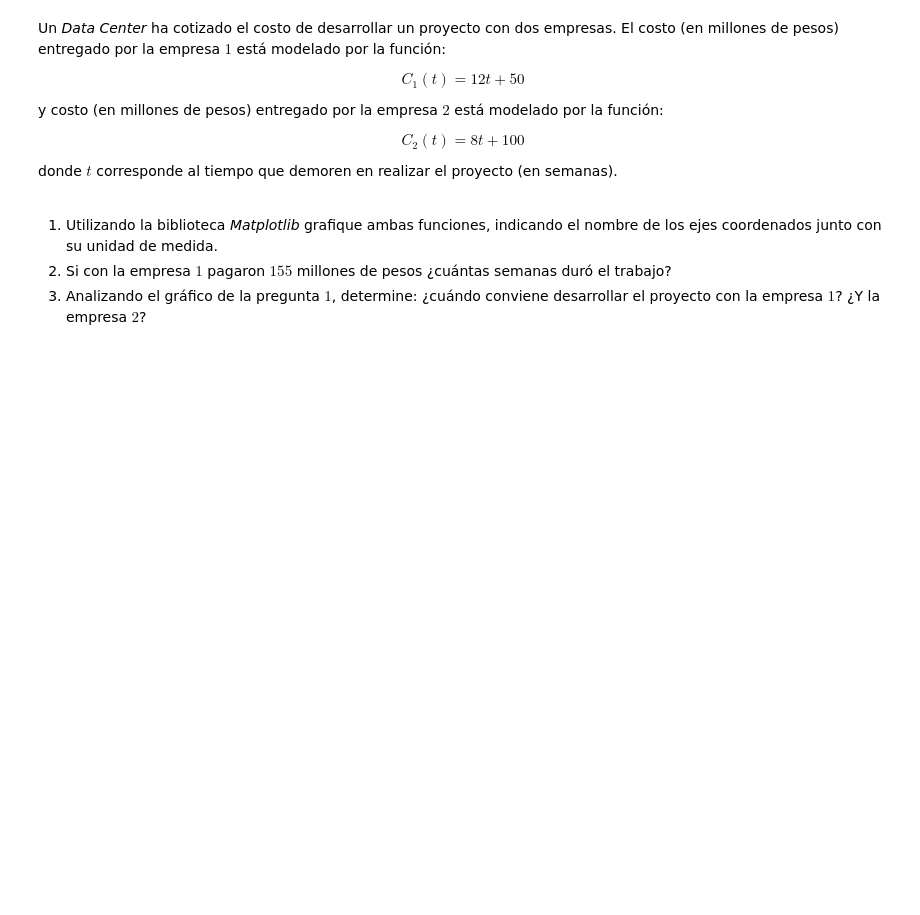
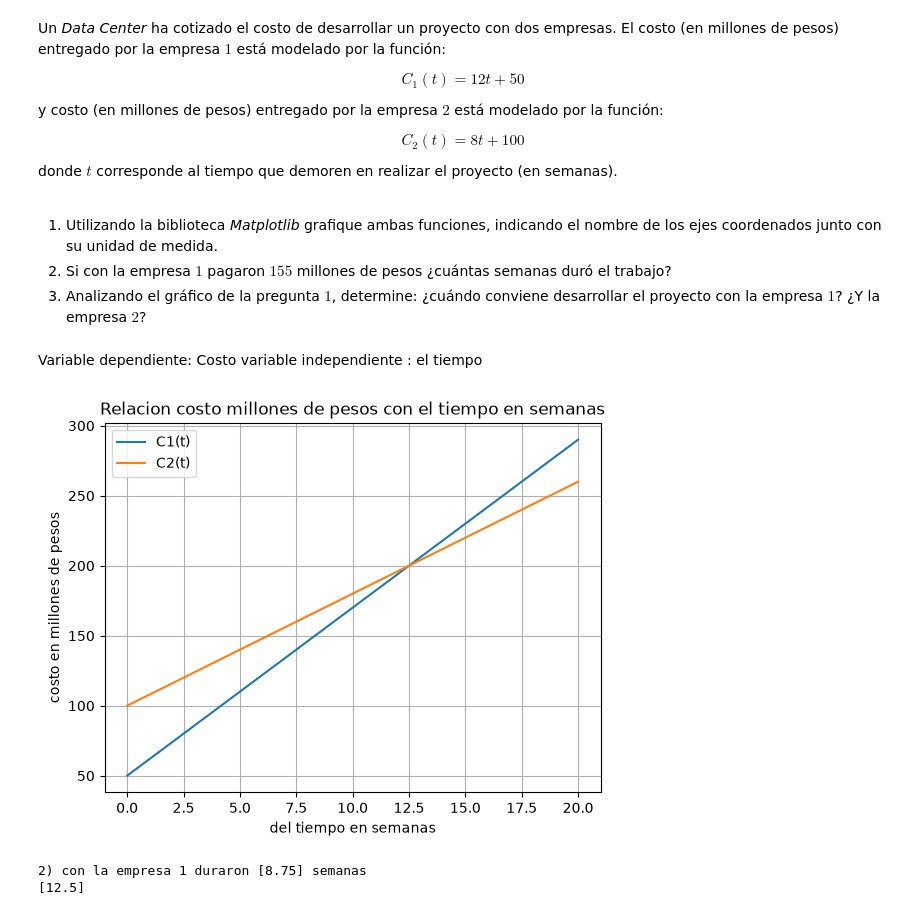
Before and after one commit to Daboddavid/Matematica-aplicada-pitudo, a Jupyter notebook: G2_Función_Lineal.ipynb, the cells around one changed output. Cells and saved outputs as stored; diff of their text form; code cells hidden in the pictures; blank space fills up the shorter version.

```diff
--- a/G2_Función_Lineal.ipynb
+++ b/G2_Función_Lineal.ipynb
@@ -376,3 +480,45 @@ donde $t$ corresponde al tiempo que demoren en realizar el proyecto (en semanas)
 1. Utilizando la biblioteca *Matplotlib* grafique ambas funciones, indicando el nombre de los ejes coordenados junto con su unidad de medida.
 2. Si con la empresa $1$ pagaron $155$ millones de pesos ¿cuántas semanas duró el trabajo?
 3. Analizando el gráfico de la pregunta $1$, determine: ¿cuándo conviene desarrollar el proyecto con la empresa $1$? ¿Y la empresa $2$?
+# %% [markdown]
+Variable dependiente: Costo
+variable independiente : el tiempo
+# %%
+def C1(t):
+    return 12*t+50
+
+def C2(t):
+    return 8*t + 100
+
+
+t = np.arange(0, 21, 1)
+plt.plot(t, C1(t), label = 'C1(t)')
+plt.plot(t, C2(t), label = 'C2(t)')
+plt.title('Relacion costo millones de pesos con el tiempo en semanas')
+plt.ylabel('costo en millones de pesos')
+plt.xlabel("del tiempo en semanas")
+plt.legend()
+plt.grid()
+plt.show()
+
+def C1T(t):
+    return 12*t - 105
+
+xo = np.linspace(0, 2, 1)
+solucion = fsolve(C1T, xo)
+
+
+print(f"2) con la empresa 1 duraron {solucion} semanas")
+
+
+def c12(t):
+    return -4*t+50
+
+xo = np.linspace(0, 2, 1)
+solucionn = fsolve(c12, xo)
+
+print(solucionn)
+# %% [output]
+[figure, added]
+2) con la empresa 1 duraron [8.75] semanas
+[12.5]
```
Also changed, not shown: parts of 6 cells of this notebook.
